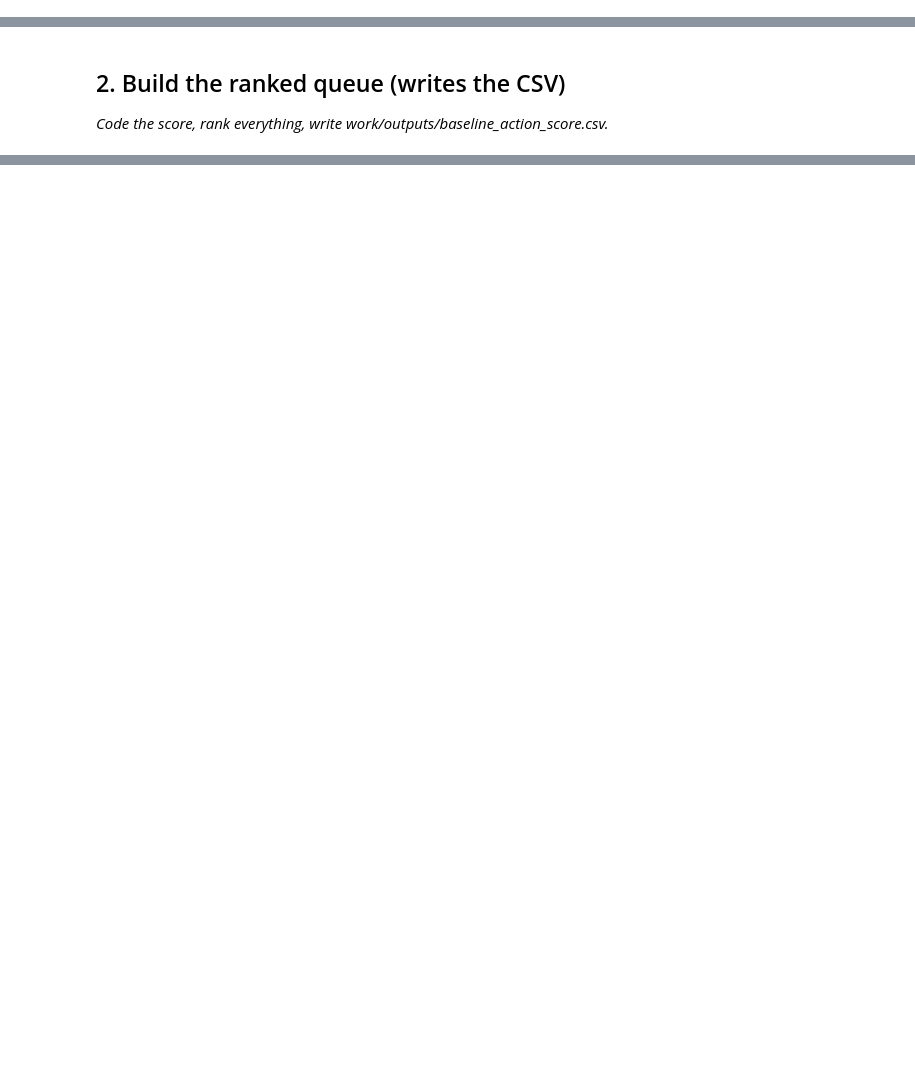
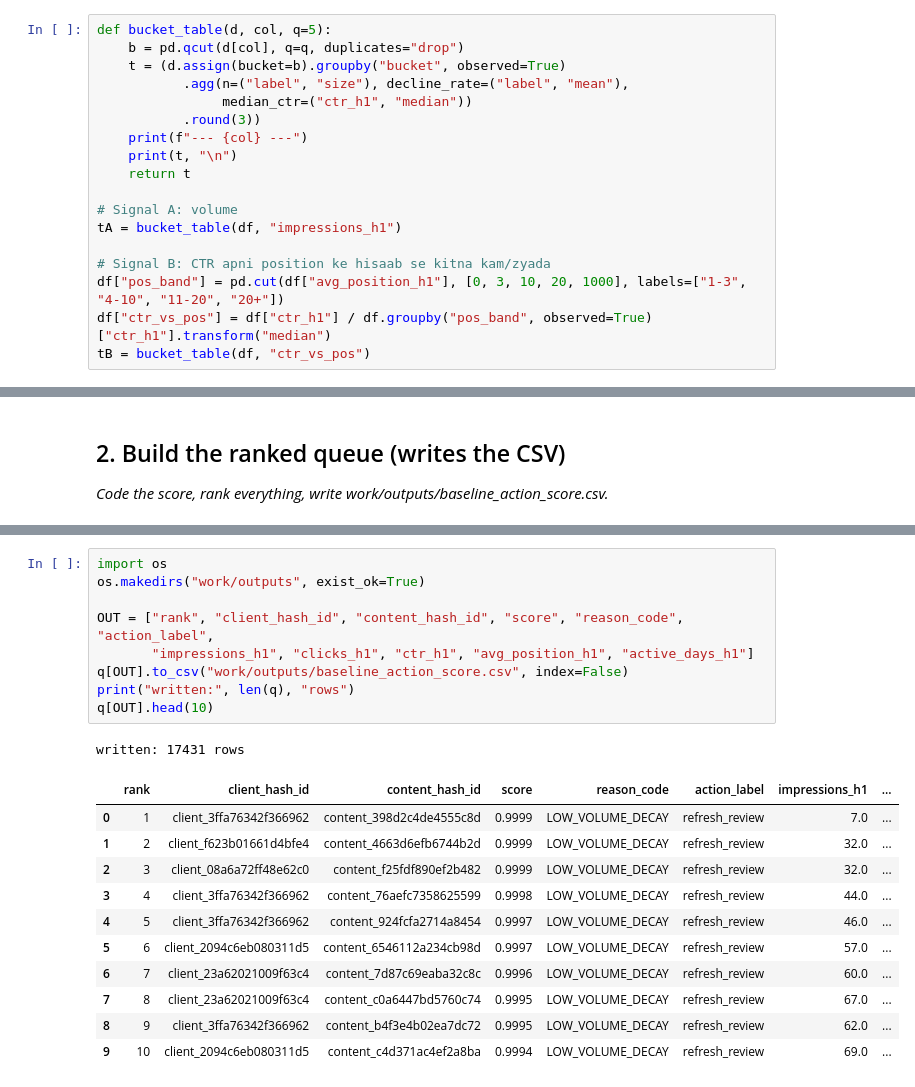
Before and after one commit to Hammad-vibes/FlyRank-Internship, a Jupyter notebook: work/notebooks/w04_baseline_score.ipynb, the cells around one changed output, grey strips where cells are left out. Drawn from its saved outputs; the diff is of its cells as text; blank space fills up the shorter version.

```diff
--- a/work/notebooks/w04_baseline_score.ipynb
+++ b/work/notebooks/w04_baseline_score.ipynb
@@ -15,0 +52,18 @@ This skeleton is yours to fill. Work the sections **in order** — each one has
+# %%
+def bucket_table(d, col, q=5):
+    b = pd.qcut(d[col], q=q, duplicates="drop")
+    t = (d.assign(bucket=b).groupby("bucket", observed=True)
+           .agg(n=("label", "size"), decline_rate=("label", "mean"),
+                median_ctr=("ctr_h1", "median"))
+           .round(3))
+    print(f"--- {col} ---")
+    print(t, "\n")
+    return t
+
+# Signal A: volume
+tA = bucket_table(df, "impressions_h1")
+
+# Signal B: CTR apni position ke hisaab se kitna kam/zyada
+df["pos_band"] = pd.cut(df["avg_position_h1"], [0, 3, 10, 20, 1000], labels=["1-3", "4-10", "11-20", "20+"])
+df["ctr_vs_pos"] = df["ctr_h1"] / df.groupby("pos_band", observed=True)["ctr_h1"].transform("median")
+tB = bucket_table(df, "ctr_vs_pos")
@@ -19,0 +108,22 @@ This skeleton is yours to fill. Work the sections **in order** — each one has
+# %%
+import os
+os.makedirs("work/outputs", exist_ok=True)
+
+OUT = ["rank", "client_hash_id", "content_hash_id", "score", "reason_code", "action_label",
+       "impressions_h1", "clicks_h1", "ctr_h1", "avg_position_h1", "active_days_h1"]
+q[OUT].to_csv("work/outputs/baseline_action_score.csv", index=False)
+print("written:", len(q), "rows")
+q[OUT].head(10)
+# %% [output]
+written: 17431 rows
+|  | rank | client_hash_id | content_hash_id | score | reason_code | action_label | impressions_h1 | ... |
+| 0 | 1 | client_3ffa76342f366962 | content_398d2c4de4555c8d | 0.9999 | LOW_VOLUME_DECAY | refresh_review | 7.0 | ... |
+| 1 | 2 | client_f623b01661d4bfe4 | content_4663d6efb6744b2d | 0.9999 | LOW_VOLUME_DECAY | refresh_review | 32.0 | ... |
+| 2 | 3 | client_08a6a72ff48e62c0 | content_f25fdf890ef2b482 | 0.9999 | LOW_VOLUME_DECAY | refresh_review | 32.0 | ... |
+| 3 | 4 | client_3ffa76342f366962 | content_76aefc7358625599 | 0.9998 | LOW_VOLUME_DECAY | refresh_review | 44.0 | ... |
+| 4 | 5 | client_3ffa76342f366962 | content_924fcfa2714a8454 | 0.9997 | LOW_VOLUME_DECAY | refresh_review | 46.0 | ... |
+| 5 | 6 | client_2094c6eb080311d5 | content_6546112a234cb98d | 0.9997 | LOW_VOLUME_DECAY | refresh_review | 57.0 | ... |
+| 6 | 7 | client_23a62021009f63c4 | content_7d87c69eaba32c8c | 0.9996 | LOW_VOLUME_DECAY | refresh_review | 60.0 | ... |
+| 7 | 8 | client_23a62021009f63c4 | content_c0a6447bd5760c74 | 0.9995 | LOW_VOLUME_DECAY | refresh_review | 67.0 | ... |
+| 8 | 9 | client_3ffa76342f366962 | content_b4f3e4b02ea7dc72 | 0.9995 | LOW_VOLUME_DECAY | refresh_review | 62.0 | ... |
+| 9 | 10 | client_2094c6eb080311d5 | content_c4d371ac4ef2a8ba | 0.9994 | LOW_VOLUME_DECAY | refresh_review | 69.0 | ... |
```
Also changed, not shown: parts of 14 cells of this notebook.
